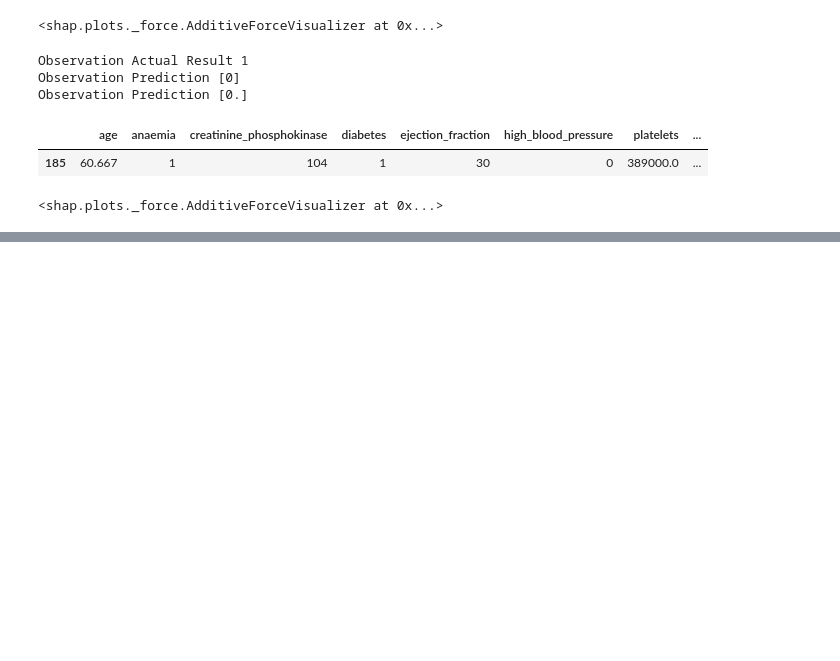
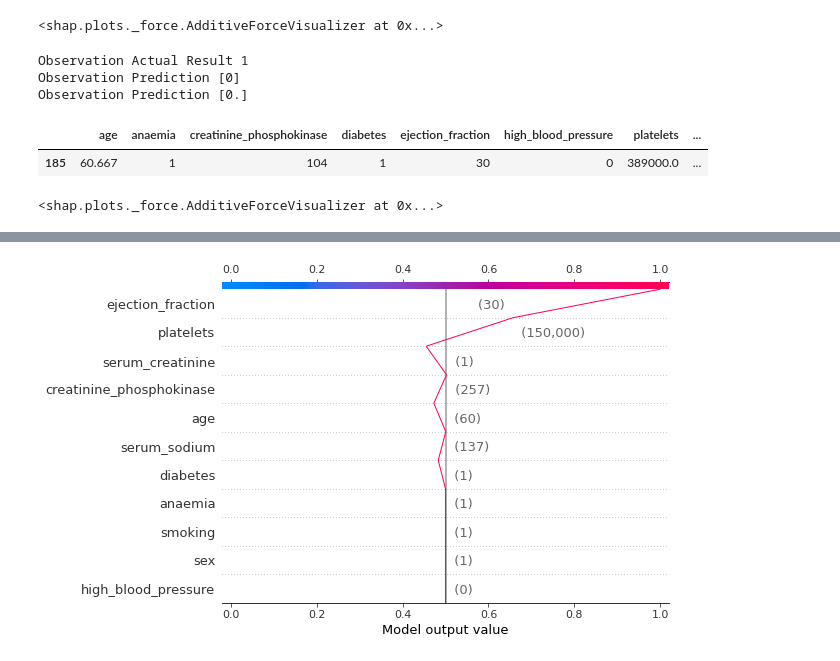
Before and after one commit to raj-shr-git/interpret_models, a Jupyter notebook: Model_Interpreting.ipynb, the cells around one changed output, grey strips where cells are left out. Cells and saved outputs as stored; diff of their text form; code cells hidden in the pictures; blank space fills up the shorter version.

```diff
--- a/Model_Interpreting.ipynb
+++ b/Model_Interpreting.ipynb
@@ -340,0 +379,6 @@ with plt.style.context('seaborn'):
+# %%
+shap.decision_plot(base_value=explainer_dt.expected_value[1],
+                   shap_values=explainer_dt.shap_values(X_test.iloc[2])[1],
+                   features=X_test.iloc[[2]])
+# %% [output]
+[figure, added]
```
Also changed, not shown: parts of 16 cells of this notebook.
